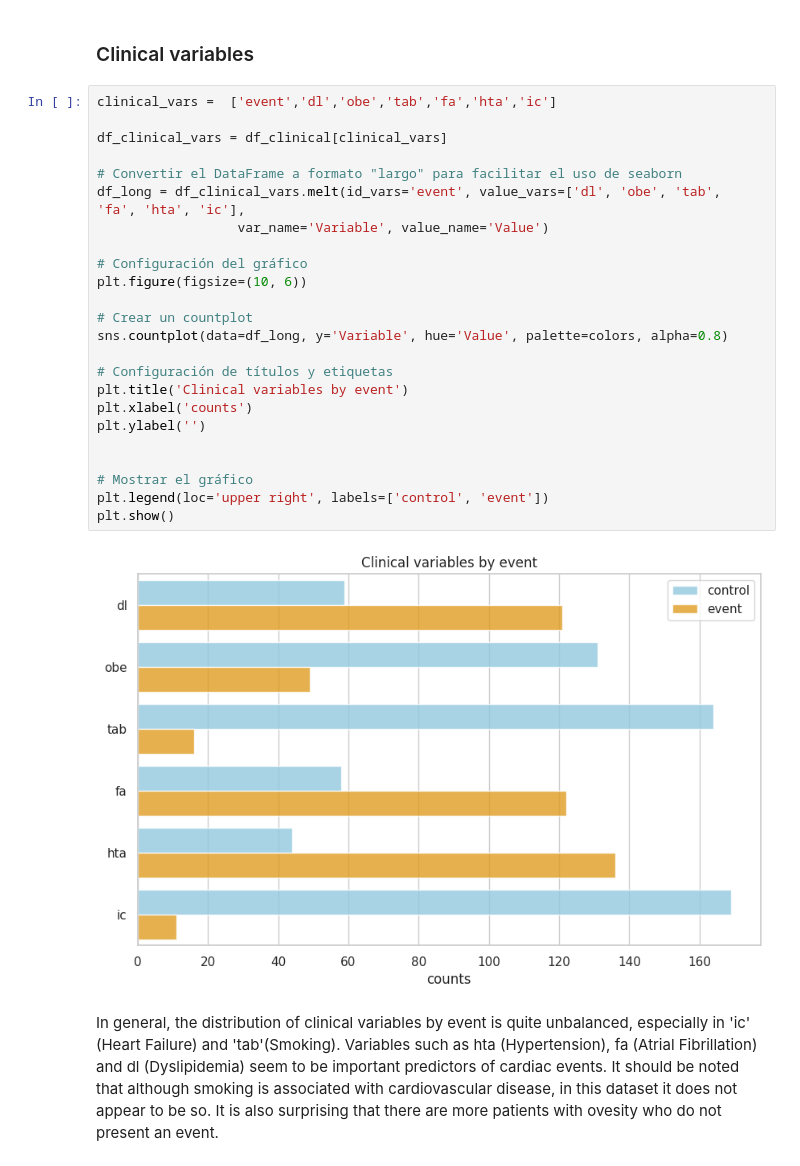
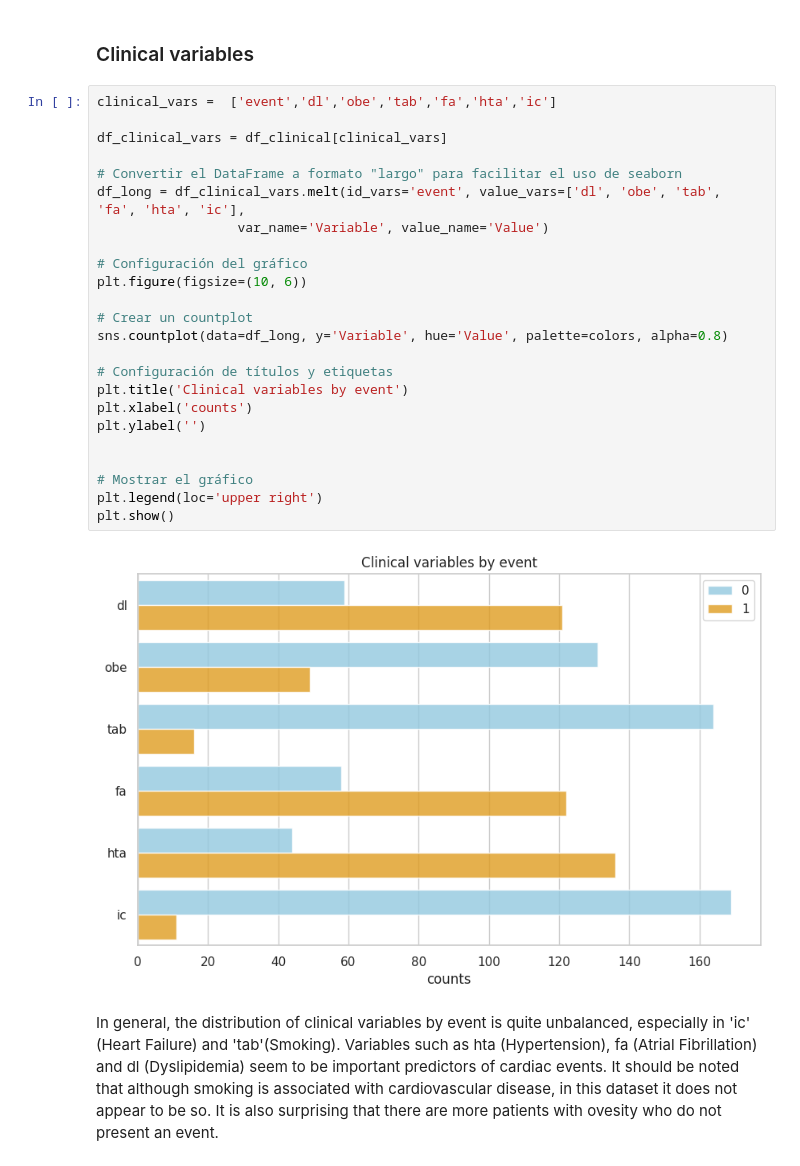
Before and after one commit to rgbarriadaphd/ml-vit-events, a Jupyter notebook: notebooks/clinical_data.ipynb, the cells around one changed output. Saved outputs shown, nothing was run; the diff lists cells and outputs as text.

```diff
--- a/notebooks/clinical_data.ipynb
+++ b/notebooks/clinical_data.ipynb
@@ -350,29 +350,29 @@ df_clinical.describe()
 # %%
 clinical_vars =  ['event','dl','obe','tab','fa','hta','ic']
 
 df_clinical_vars = df_clinical[clinical_vars]
 
 # Convertir el DataFrame a formato "largo" para facilitar el uso de seaborn
 df_long = df_clinical_vars.melt(id_vars='event', value_vars=['dl', 'obe', 'tab', 'fa', 'hta', 'ic'],
                   var_name='Variable', value_name='Value')
 
 # Configuración del gráfico
 plt.figure(figsize=(10, 6))
 
 # Crear un countplot
 sns.countplot(data=df_long, y='Variable', hue='Value', palette=colors, alpha=0.8)
 
 # Configuración de títulos y etiquetas
 plt.title('Clinical variables by event')
 plt.xlabel('counts')
 plt.ylabel('')
 
 
 # Mostrar el gráfico
-plt.legend(loc='upper right', labels=['control', 'event'])
+plt.legend(loc='upper right')
 plt.show()
 # %% [output]
-[figure, old version]
+[figure, new version]
 # %% [markdown]
 In general, the distribution of clinical variables by event is quite unbalanced, especially in 'ic' (Heart Failure) and 'tab'(Smoking). Variables such as hta (Hypertension), fa (Atrial Fibrillation) and dl (Dyslipidemia) seem to be important predictors of cardiac events. It should be noted that although smoking is associated with cardiovascular disease, in this dataset it does not appear to be so. It is also surprising that there are more patients with ovesity who do not present an event.
 # %% [markdown]
```
Also changed, not shown: parts of 3 cells of this notebook, 11 other files.
